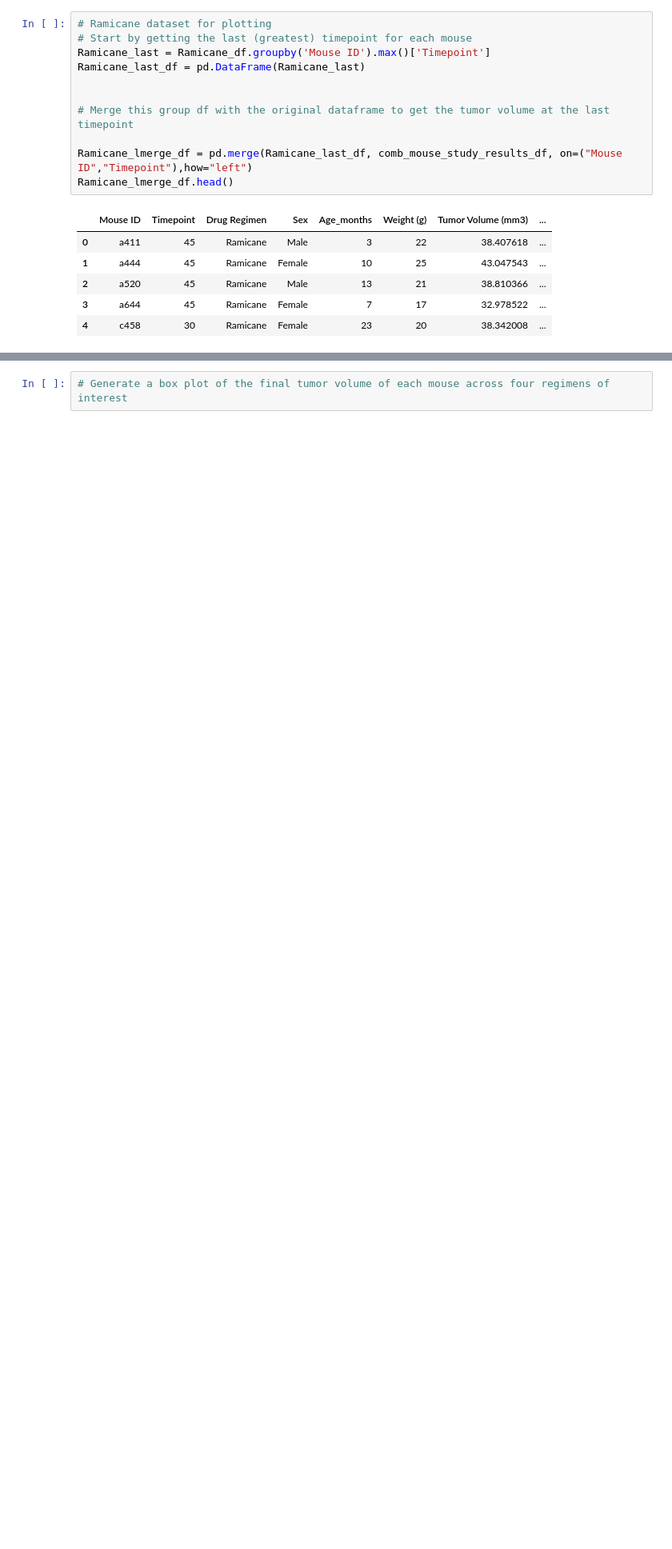
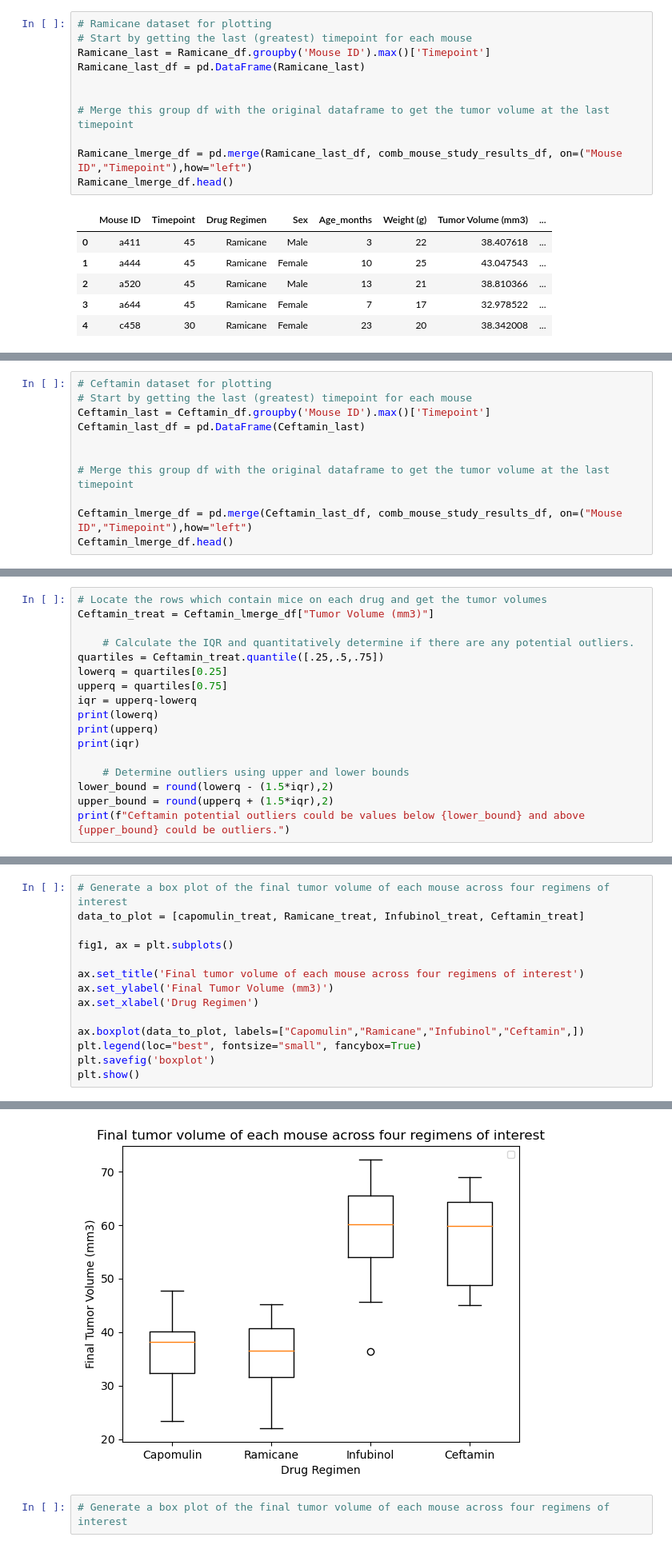
Before and after one commit to pooja0716/matplotlib-challenge, a Jupyter notebook: Instructions/Pymaceuticals/pymaceuticals_starter.ipynb, the cells around one changed output, grey strips where cells are left out. Shown at 80% size. Cells and saved outputs as stored; diff of their text form; blank space fills up the shorter version.

```diff
--- a/Instructions/Pymaceuticals/pymaceuticals_starter.ipynb
+++ b/Instructions/Pymaceuticals/pymaceuticals_starter.ipynb
@@ -318,0 +381,11 @@ Ramicane_lmerge_df.head()
+# %%
+# Ceftamin dataset for plotting
+# Start by getting the last (greatest) timepoint for each mouse
+Ceftamin_last = Ceftamin_df.groupby('Mouse ID').max()['Timepoint']
+Ceftamin_last_df = pd.DataFrame(Ceftamin_last)
+
+
+# Merge this group df with the original dataframe to get the tumor volume at the last timepoint
+
+Ceftamin_lmerge_df = pd.merge(Ceftamin_last_df, comb_mouse_study_results_df, on=("Mouse ID","Timepoint"),how="left")
+Ceftamin_lmerge_df.head()
@@ -318,0 +399,17 @@ Ramicane_lmerge_df.head()
+# %%
+# Locate the rows which contain mice on each drug and get the tumor volumes
+Ceftamin_treat = Ceftamin_lmerge_df["Tumor Volume (mm3)"]
+
+    # Calculate the IQR and quantitatively determine if there are any potential outliers.
+quartiles = Ceftamin_treat.quantile([.25,.5,.75])
+lowerq = quartiles[0.25]
+upperq = quartiles[0.75]
+iqr = upperq-lowerq
+print(lowerq)
+print(upperq)
+print(iqr)
+
+    # Determine outliers using upper and lower bounds
+lower_bound = round(lowerq - (1.5*iqr),2)
+upper_bound = round(upperq + (1.5*iqr),2)
+print(f"Ceftamin potential outliers could be values below {lower_bound} and above {upper_bound} could be outliers.")
@@ -318,0 +423,15 @@ Ramicane_lmerge_df.head()
+# %%
+# Generate a box plot of the final tumor volume of each mouse across four regimens of interest
+data_to_plot = [capomulin_treat, Ramicane_treat, Infubinol_treat, Ceftamin_treat]
+
+fig1, ax = plt.subplots()
+
+ax.set_title('Final tumor volume of each mouse across four regimens of interest')
+ax.set_ylabel('Final Tumor Volume (mm3)')
+ax.set_xlabel('Drug Regimen')
+
+ax.boxplot(data_to_plot, labels=["Capomulin","Ramicane","Infubinol","Ceftamin",])
+plt.legend(loc="best", fontsize="small", fancybox=True)
+plt.savefig('boxplot')
+plt.show()
+# %% [output]
@@ -319,3 +439,4 @@ Ramicane_lmerge_df.head()
+[figure, added]
 # %%
 # Generate a box plot of the final tumor volume of each mouse across four regimens of interest
 # %% [markdown]
```
Also changed, not shown: parts of 15 cells of this notebook, 4 other files.
